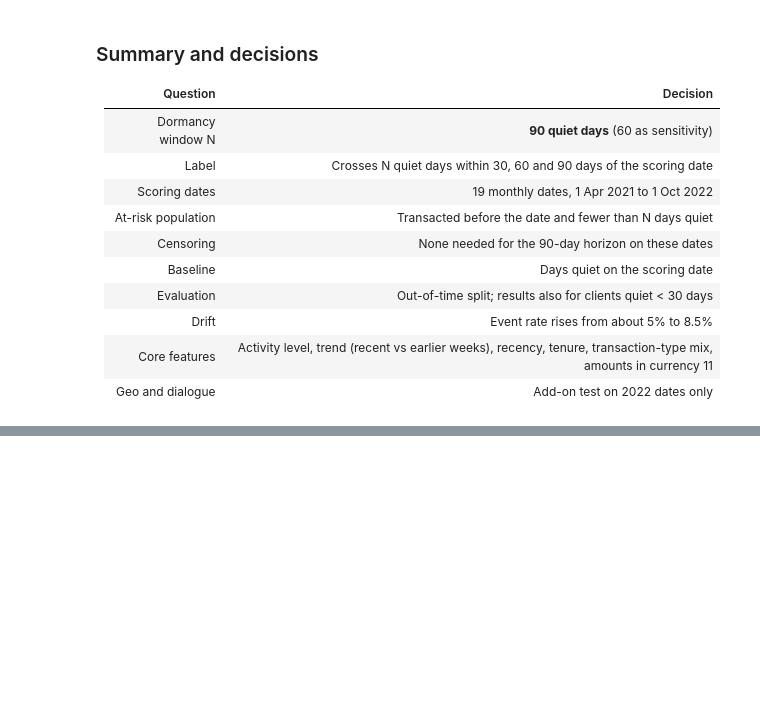
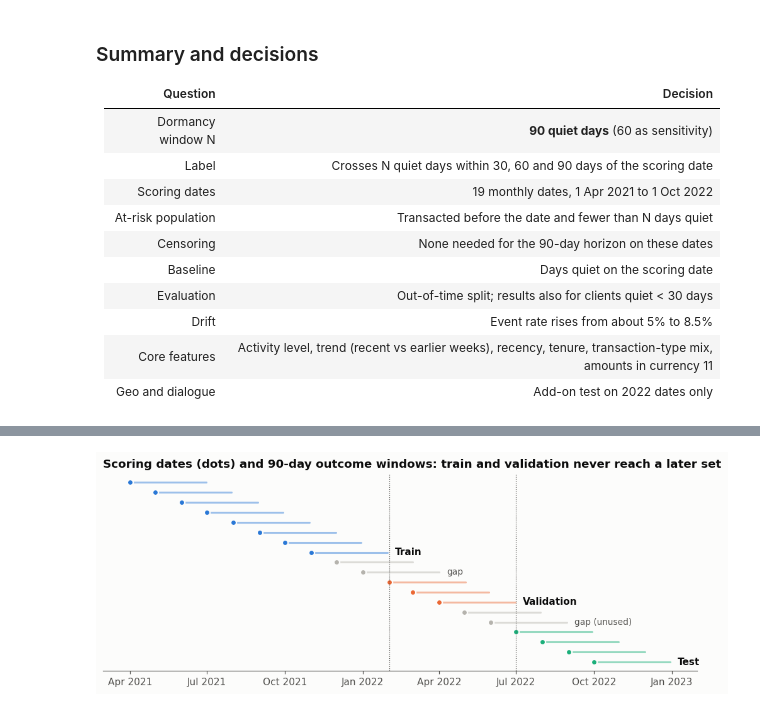
Before and after one commit to tintinWanyoike/084045_dsa_8401_capstone_project, a Jupyter notebook: notebook.ipynb, the cells around one changed output, grey strips where cells are left out. Cells and saved outputs as stored; diff of their text form; code cells hidden in the pictures; blank space fills up the shorter version.

Commit message:
Labels, features and train/test split

```diff
--- a/notebook.ipynb
+++ b/notebook.ipynb
@@ -1601,0 +1683,11 @@ embeddings are a stretch goal.
+# %%
+BLUE, ORANGE, AQUA, GAP_GREY = "#2a78d6", "#eb6834", "#1baf7a", "#b5b3ad"
+INK, INK_2, GRID = "#0b0b0b", "#52514e", "#e4e3df"
+plt.rcParams.update({
+    "figure.figsize": (9, 4), "figure.dpi": 110, "figure.facecolor": "#fcfcfb",
+    "axes.facecolor": "#fcfcfb", "axes.edgecolor": INK_2, "axes.labelcolor": INK_2,
+    "axes.titlesize": 12, "axes.titleweight": "bold", "axes.titlecolor": INK,
+    "axes.titlelocation": "left", "axes.spines.top": False, "axes.spines.right": False,
+    "axes.grid": True, "axes.grid.axis": "y", "grid.color": GRID, "grid.linewidth": 0.8,
+    "xtick.color": INK_2, "ytick.color": INK_2, "legend.frameon": False,
+})
@@ -1601,0 +1696,27 @@ embeddings are a stretch goal.
+# %%
+colors = {"train": BLUE, "validation": ORANGE, "test": AQUA, "gap": GAP_GREY}
+fig, ax = plt.subplots(figsize=(9, 3.6))
+for i, row in split_table.iterrows():
+    y = -i
+    c = colors[row.split]
+    ax.plot([row.score_date, row.outcome_window_ends], [y, y], color=c, lw=2, alpha=0.45, solid_capstyle="round")
+    ax.plot(row.score_date, y, "o", color=c, ms=6, mec="#fcfcfb", mew=1.5)
+for split in ("train", "validation", "test"):
+    last_i = split_table.index[split_table.split == split][-1]
+    ax.annotate(split.capitalize(), (split_table.loc[last_i, "outcome_window_ends"], -last_i), xytext=(8, 0),
+                textcoords="offset points", color=INK, fontsize=10, fontweight="bold", va="center")
+for gap_i in split_table.index[split_table.split == "gap"][1::2]:
+    ax.annotate("gap (unused)" if split_table.loc[gap_i, "score_date"] > REFIT_END else "gap",
+                (split_table.loc[gap_i, "outcome_window_ends"], -gap_i), xytext=(8, 0),
+                textcoords="offset points", color=INK_2, fontsize=9, va="center")
+ax.axvline(first_val, color=INK_2, lw=0.8, ls=":")
+ax.axvline(first_test, color=INK_2, lw=0.8, ls=":")
+ax.set_yticks([])
+ax.grid(False)
+ax.spines["left"].set_visible(False)
+ax.xaxis.set_major_formatter(mdates.DateFormatter("%b %Y"))
+ax.set_title("Scoring dates (dots) and 90-day outcome windows: train and validation never reach a later set")
+plt.tight_layout()
+plt.show()
+# %% [output]
+[figure, added]
```
Also changed, not shown: parts of 41 cells of this notebook, 1 other file.
